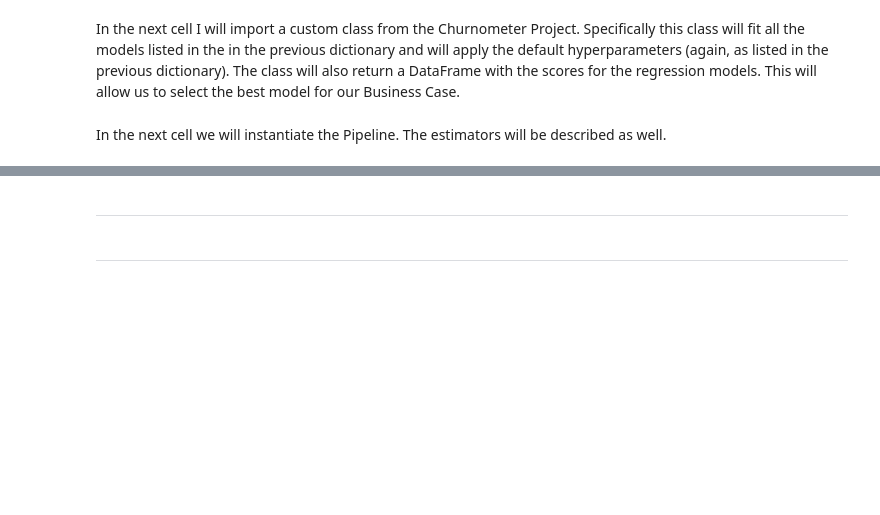
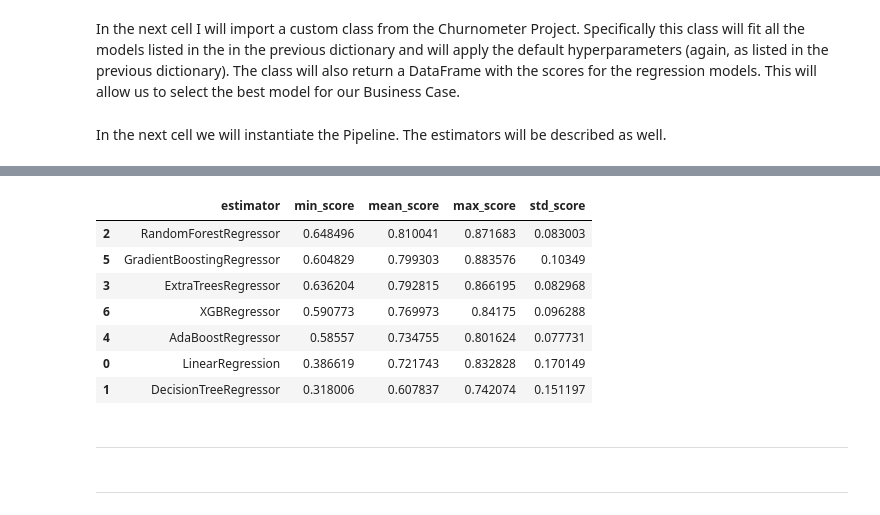
Before and after one commit to DevFabrizio/Fabrizio-Project-Five, a Jupyter notebook: jupyter_notebooks/Model and Evaluation.ipynb, the cells around one changed output, grey strips where cells are left out. Saved outputs shown, nothing was run; the diff lists cells and outputs as text; code cells hidden in the pictures; blank space fills up the shorter version.

Commit message:
run hyperparameter optimization
run hyperparameter optimization with default hyperparameters for all the regression models chosen and evaluated the result through a dataframe

```diff
--- a/jupyter_notebooks/Model and Evaluation.ipynb
+++ b/jupyter_notebooks/Model and Evaluation.ipynb
@@ -149,7 +152,7 @@ class HyperparameterOptimizationSearch:
     def fit(self, X, y, cv, n_jobs, verbose=1, scoring=None, refit=False):
         for key in self.keys:
             print(f"\nRunning GridSearchCV for {key} \n")
-            model = PipelineOptimization(self.models[key])
+            model = regression_pipeline(self.models[key])
 
             params = self.params[key]
             gs = GridSearchCV(model, params, cv=cv, n_jobs=n_jobs,
@@ -206,3 +209,7 @@ def regression_pipeline(model):
     ])
 
     return pipeline_base
+# %%
+
+search = HyperparameterOptimizationSearch(models=models_quick_search, params=params_quick_search)
+search.fit(X_train, y_train, scoring='r2', n_jobs=-1, cv=5)
@@ -209,3 +238,16 @@ def regression_pipeline(model):
+# %%
+grid_search_summary, grid_search_pipelines = search.score_summary(sort_by='mean_score')
+grid_search_summary
+# grid_search_pipelines
+# %% [output]
+|  | estimator | min_score | mean_score | max_score | std_score |
+| 2 | RandomForestRegressor | 0.648496 | 0.810041 | 0.871683 | 0.083003 |
+| 5 | GradientBoostingRegressor | 0.604829 | 0.799303 | 0.883576 | 0.10349 |
+| 3 | ExtraTreesRegressor | 0.636204 | 0.792815 | 0.866195 | 0.082968 |
+| 6 | XGBRegressor | 0.590773 | 0.769973 | 0.84175 | 0.096288 |
+| 4 | AdaBoostRegressor | 0.58557 | 0.734755 | 0.801624 | 0.077731 |
+| 0 | LinearRegression | 0.386619 | 0.721743 | 0.832828 | 0.170149 |
+| 1 | DecisionTreeRegressor | 0.318006 | 0.607837 | 0.742074 | 0.151197 |
 # %% [markdown]
 ---
 # %% [markdown]
```
Also changed, not shown: parts of 2 cells of this notebook.
